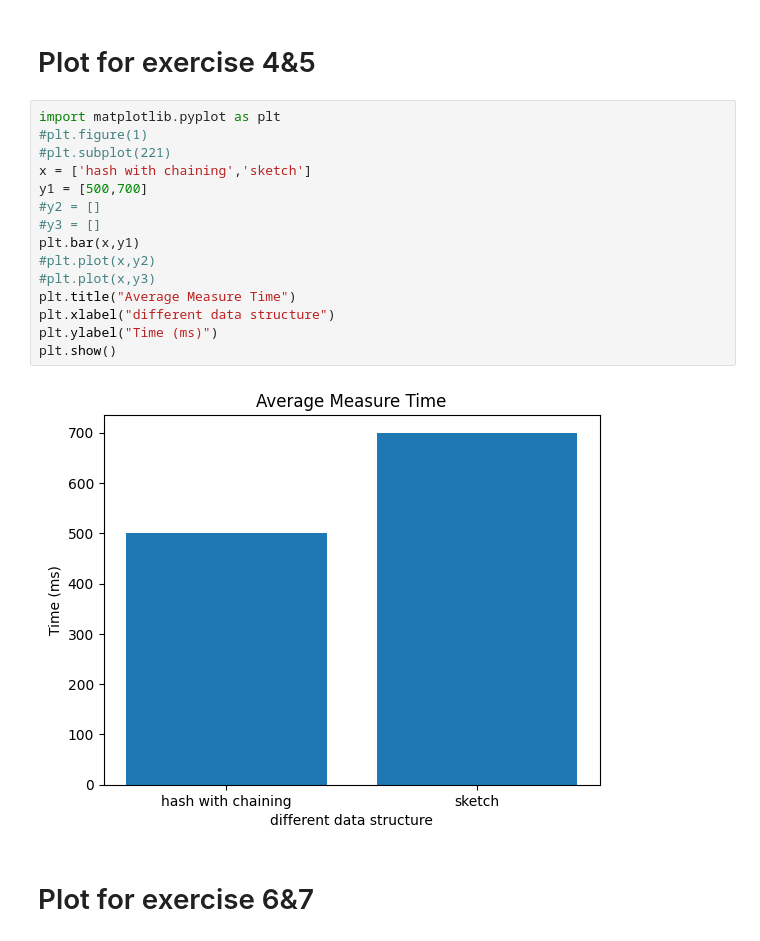
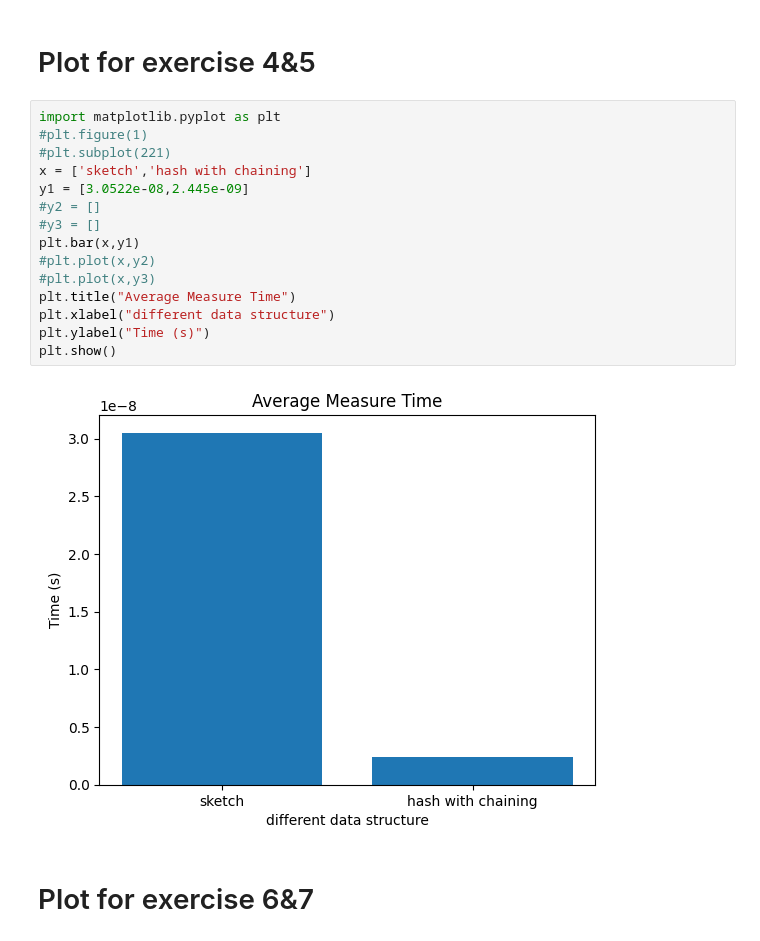
Before and after one commit to Sniperer/RA, a Jupyter notebook: plot_for_RA2.ipynb, the cells around one changed output. Cells and saved outputs as stored; diff of their text form.

Commit message:
Finish all plot

```diff
--- a/plot_for_RA2.ipynb
+++ b/plot_for_RA2.ipynb
@@ -17,19 +17,19 @@ Requirement already satisfied: six>=1.5 in /usr/local/lib/python3.10/dist-packag
 # %%
 import matplotlib.pyplot as plt
 #plt.figure(1)
 #plt.subplot(221)
-x = ['hash with chaining','sketch']
-y1 = [500,700]
+x = ['sketch','hash with chaining']
+y1 = [3.0522e-08,2.445e-09]
 #y2 = []
 #y3 = []
 plt.bar(x,y1)
 #plt.plot(x,y2)
 #plt.plot(x,y3)
 plt.title("Average Measure Time")
 plt.xlabel("different data structure")
-plt.ylabel("Time (ms)")
+plt.ylabel("Time (s)")
 plt.show()
 # %% [output]
-[figure, old version]
+[figure, new version]
 # %% [markdown]
 # Plot for exercise 6\&7
```
Also changed, not shown: parts of 6 cells of this notebook.
